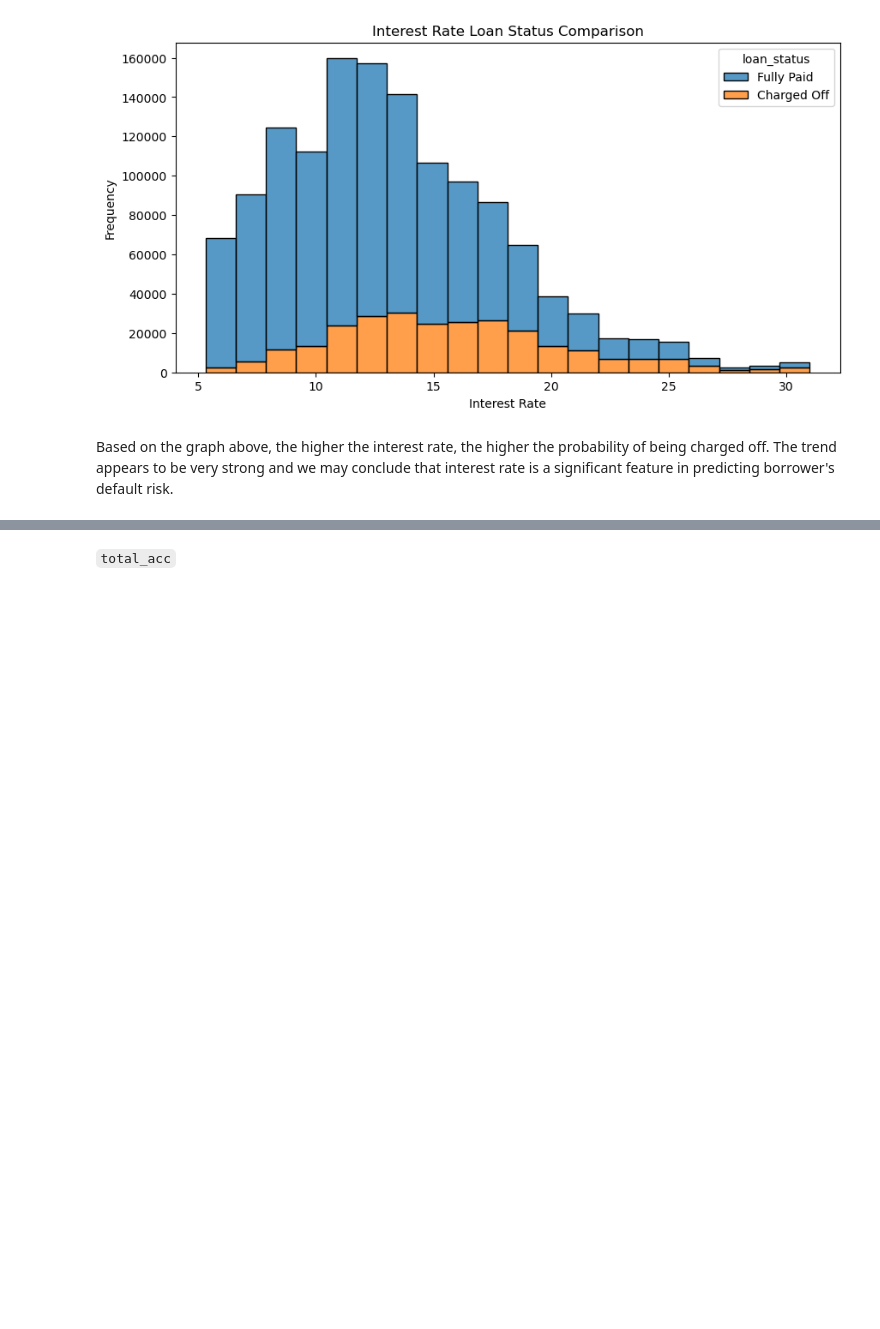
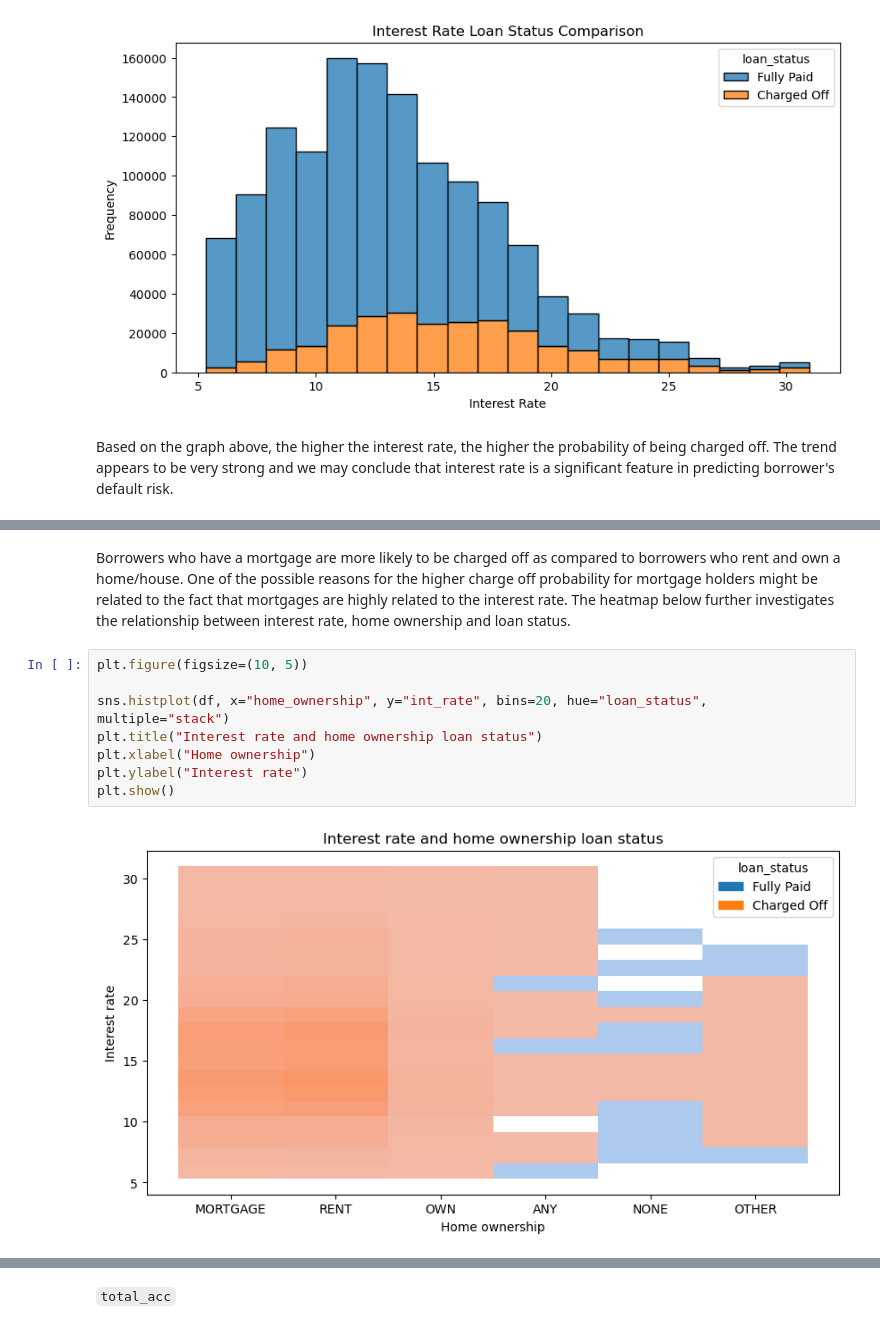
Before and after one commit to roktimsaikia440/Lending-Club-ML, a Jupyter notebook: EDA.ipynb, the cells around one changed output, grey strips where cells are left out. Drawn from its saved outputs; the diff is of its cells as text; blank space fills up the shorter version.

```diff
--- a/EDA.ipynb
+++ b/EDA.ipynb
@@ -492,0 +505,13 @@ Based on the graph above, the higher the interest rate, the higher the probabili
+# %% [markdown]
+Borrowers who have a mortgage are more likely to be charged off as compared to borrowers who rent and own a home/house.
+One of the possible reasons for the higher charge off probability for mortgage holders might be related to the fact that mortgages are highly related to the interest rate. The heatmap below further investigates the relationship between interest rate, home ownership and loan status.
+# %%
+plt.figure(figsize=(10, 5))
+
+sns.histplot(df, x="home_ownership", y="int_rate", bins=20, hue="loan_status", multiple="stack")
+plt.title("Interest rate and home ownership loan status")
+plt.xlabel("Home ownership")
+plt.ylabel("Interest rate")
+plt.show()
+# %% [output]
+[figure, added]
```
Also changed, not shown: parts of 16 cells of this notebook.
